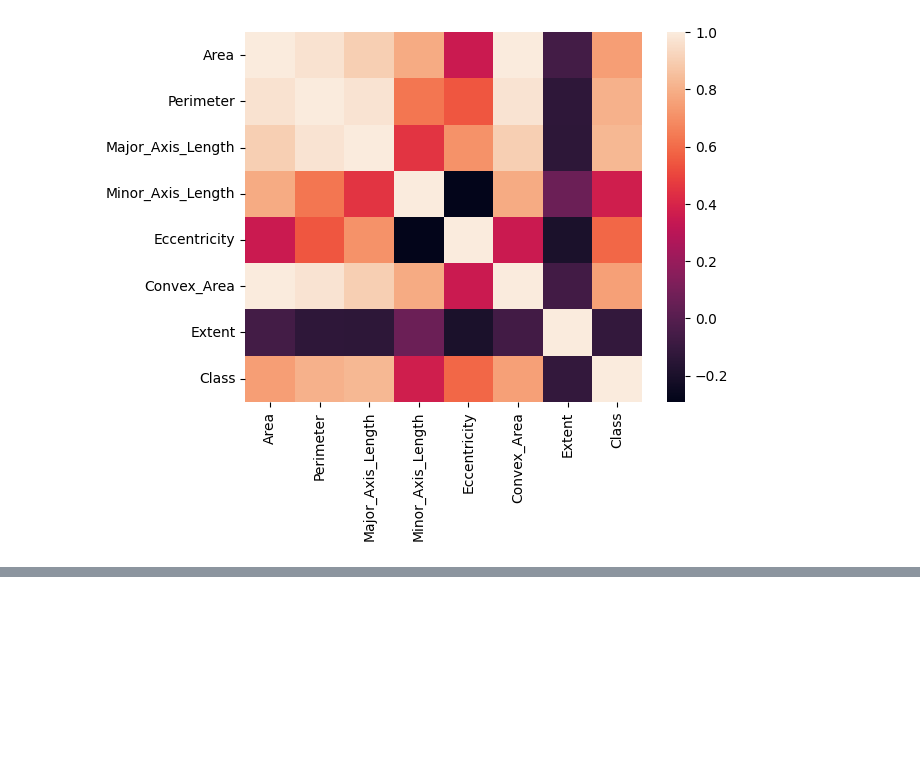
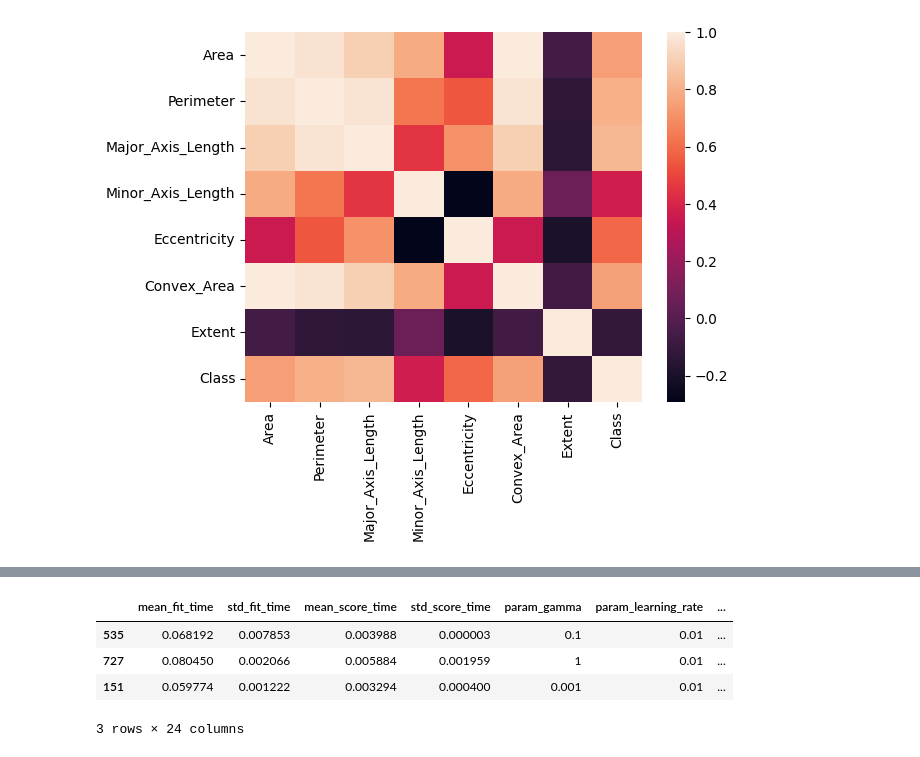
Before and after one commit to NobuyaN/ML_models, a Jupyter notebook: Work/rice/rice_xgboost.ipynb, the cells around one changed output, grey strips where cells are left out. Cells and saved outputs as stored; diff of their text form; code cells hidden in the pictures; blank space fills up the shorter version.

```diff
--- a/Work/rice/rice_xgboost.ipynb
+++ b/Work/rice/rice_xgboost.ipynb
@@ -37,11 +37,8 @@ scaler = StandardScaler()
 X = pd.DataFrame(scaler.fit_transform(X), columns=X.columns)
 y = df['Class']
 # %%
-X_train, X_, y_train, y_ = train_test_split(X, y, train_size=0.6, random_state=RANDOM_STATE)
-X_test, X_cv, y_test, y_cv = train_test_split(X_, y_, train_size=0.5, random_state=RANDOM_STATE)
-del X_, y_
+X_train, X_test, y_train, y_test = train_test_split(X, y, train_size=0.8, random_state=RANDOM_STATE)
 
 print(f"X_train: {X_train.shape} y_train: {y_train.shape}")
 print(f"X_test: {X_test.shape} y_test: {y_test.shape}")
-print(f"X_cv: {X_cv.shape} y_cv: {y_cv.shape}")
 # %% [output]
@@ -87,3 +83,11 @@ Test Accuracy: 0.9146981627296588
 result_df = pd.DataFrame(grid_model.cv_results_)
 result_df = result_df.sort_values("rank_test_score")
 result_df.to_csv('xgboost_parameters.csv')
+# %%
+result_df[:3]
+# %% [output]
+|  | mean_fit_time | std_fit_time | mean_score_time | std_score_time | param_gamma | param_learning_rate | ... |
+| 535 | 0.068192 | 0.007853 | 0.003988 | 0.000003 | 0.1 | 0.01 | ... |
+| 727 | 0.080450 | 0.002066 | 0.005884 | 0.001959 | 1 | 0.01 | ... |
+| 151 | 0.059774 | 0.001222 | 0.003294 | 0.000400 | 0.001 | 0.01 | ... |
+3 rows × 24 columns
```
Also changed, not shown: parts of 3 cells of this notebook, 1 other file.
